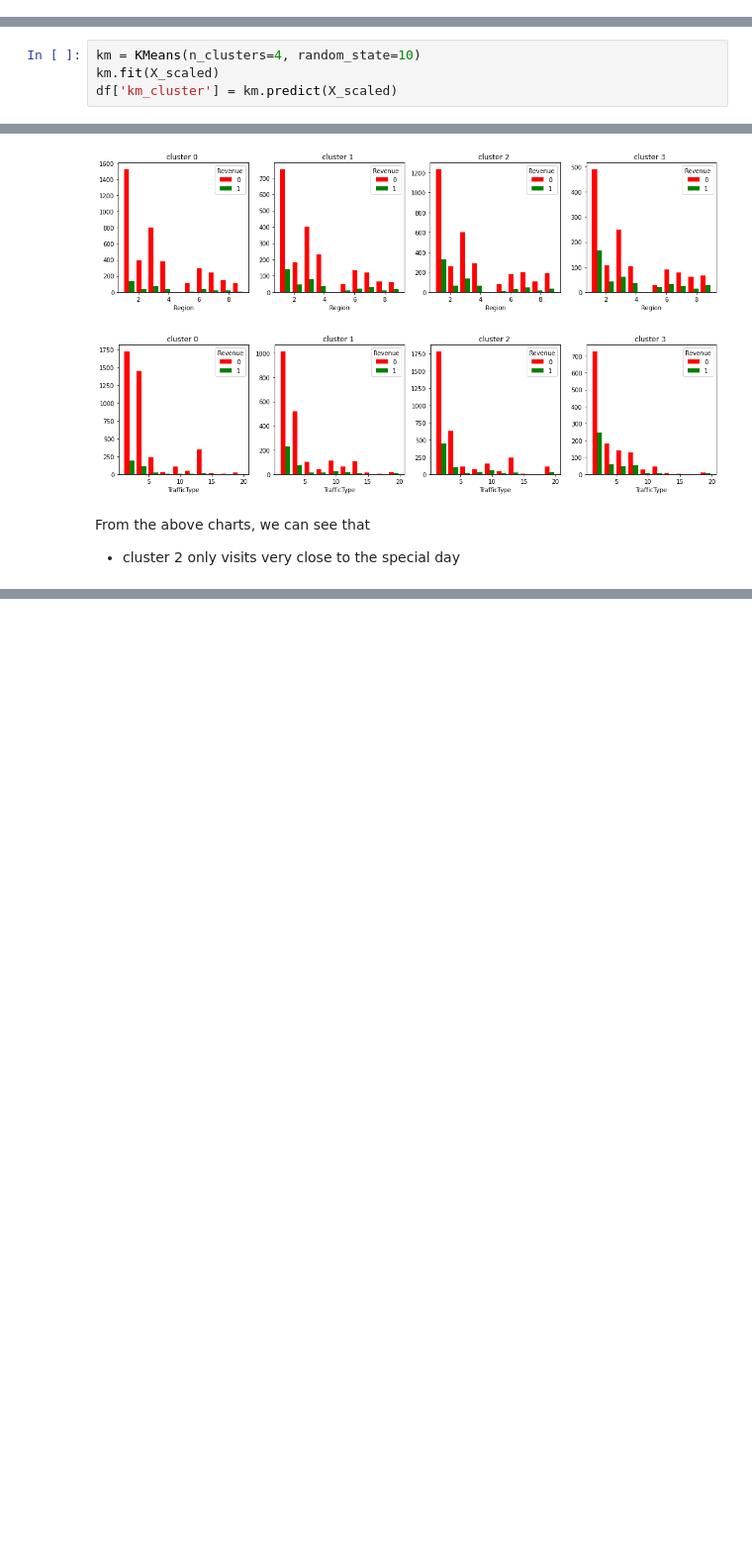
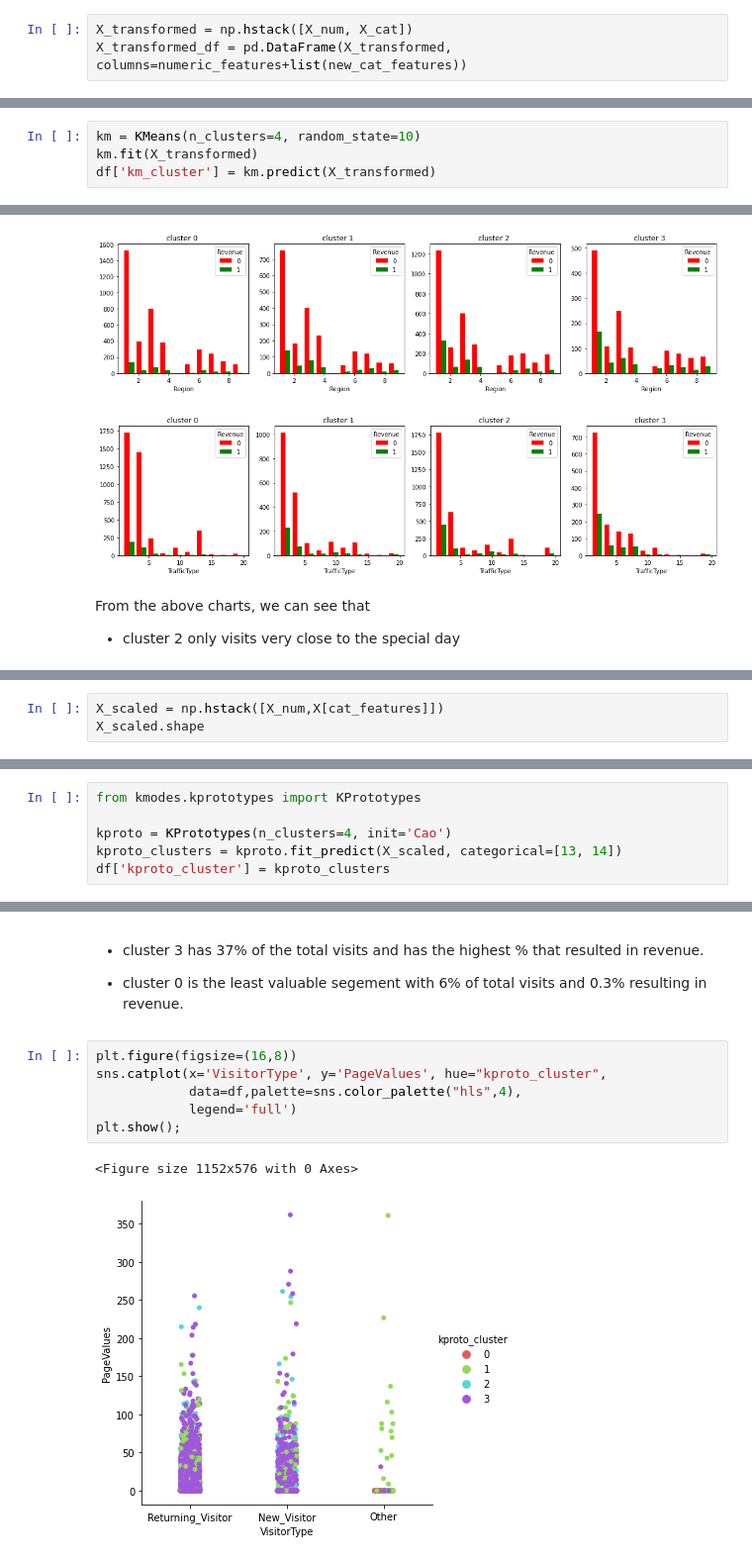
Before and after one commit to AsiehH/MLE-7, a Jupyter notebook: assignments/midterm/nb/midterm.ipynb, the cells around one changed output, grey strips where cells are left out. Shown at 99% size. Saved outputs shown, nothing was run; the diff lists cells and outputs as text; blank space fills up the shorter version.

```diff
--- a/assignments/midterm/nb/midterm.ipynb
+++ b/assignments/midterm/nb/midterm.ipynb
@@ -350,3 +344,6 @@ X.shape after OHE (12330, 18)
+# %%
+X_transformed = np.hstack([X_num, X_cat])
+X_transformed_df = pd.DataFrame(X_transformed, columns=numeric_features+list(new_cat_features))
 # %%
 from sklearn.cluster import KMeans
 from utils import visualize_elbow
@@ -410,8 +394,8 @@ An important note regarding kmeans for this dataset. We have mix data types in o
 - `n_cluster=4` is another candidate and it doesn't go negative and all clusters pass the average.
 # %%
 km = KMeans(n_clusters=4, random_state=10)
-km.fit(X_scaled)
-df['km_cluster'] = km.predict(X_scaled)
+km.fit(X_transformed)
+df['km_cluster'] = km.predict(X_transformed)
 # %% [output]
 KMeans(n_clusters=4, random_state=10)
 # %%
@@ -513,0 +501,3 @@ From the above charts, we can see that
+# %%
+X_scaled = np.hstack([X_num,X[cat_features]])
+X_scaled.shape
@@ -513,0 +506,6 @@ From the above charts, we can see that
+# %%
+from kmodes.kprototypes import KPrototypes
+
+kproto = KPrototypes(n_clusters=4, init='Cao')
+kproto_clusters = kproto.fit_predict(X_scaled, categorical=[13, 14])
+df['kproto_cluster'] = kproto_clusters
@@ -513,0 +540,13 @@ From the above charts, we can see that
+# %% [markdown]
+- cluster 3 has 37% of the total visits and has the highest % that resulted in revenue.
+
+- cluster 0 is the least valuable segement with 6% of total visits and 0.3% resulting in revenue.
+# %%
+plt.figure(figsize=(16,8))
+sns.catplot(x='VisitorType', y='PageValues', hue="kproto_cluster",
+            data=df,palette=sns.color_palette("hls",4),
+            legend='full')
+plt.show();
+# %% [output]
+<Figure size 1152x576 with 0 Axes>
+[figure, added]
```
Also changed, not shown: parts of 20 cells of this notebook.
